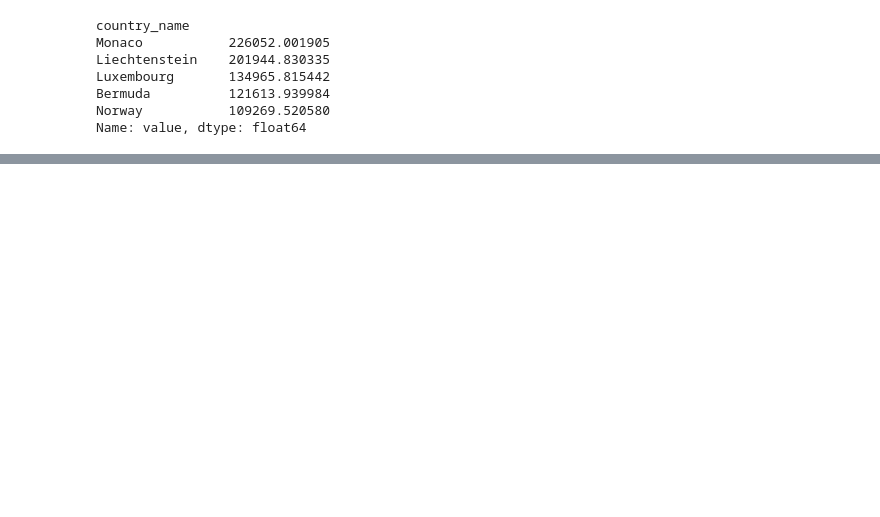
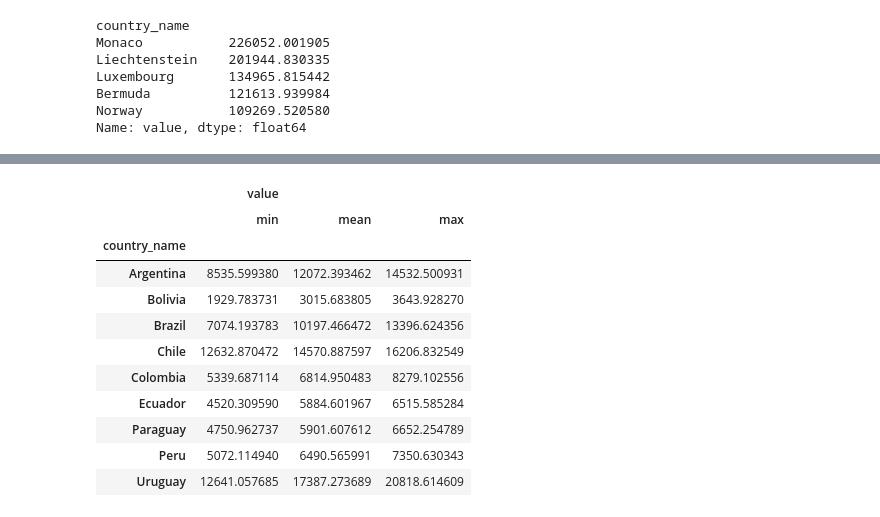
Before and after one commit to zsoffiy/Analisis_de_datos_proyecto1, a Jupyter notebook: Playground.ipynb, the cells around one changed output, grey strips where cells are left out. Cells and saved outputs as stored; diff of their text form; code cells hidden in the pictures; blank space fills up the shorter version.

```diff
--- a/Playground.ipynb
+++ b/Playground.ipynb
@@ -288,0 +309,15 @@ Name: value, dtype: float64
+# %%
+sa_df.groupby("country_name").agg({"value":["min","mean","max"]})
+# %% [output]
+|  | value |  |  |
+|  | min | mean | max |
+| country_name |  |  |  |
+| Argentina | 8535.599380 | 12072.393462 | 14532.500931 |
+| Bolivia | 1929.783731 | 3015.683805 | 3643.928270 |
+| Brazil | 7074.193783 | 10197.466472 | 13396.624356 |
+| Chile | 12632.870472 | 14570.887597 | 16206.832549 |
+| Colombia | 5339.687114 | 6814.950483 | 8279.102556 |
+| Ecuador | 4520.309590 | 5884.601967 | 6515.585284 |
+| Paraguay | 4750.962737 | 5901.607612 | 6652.254789 |
+| Peru | 5072.114940 | 6490.565991 | 7350.630343 |
+| Uruguay | 12641.057685 | 17387.273689 | 20818.614609 |
```
Also changed, not shown: parts of 12 cells of this notebook.
